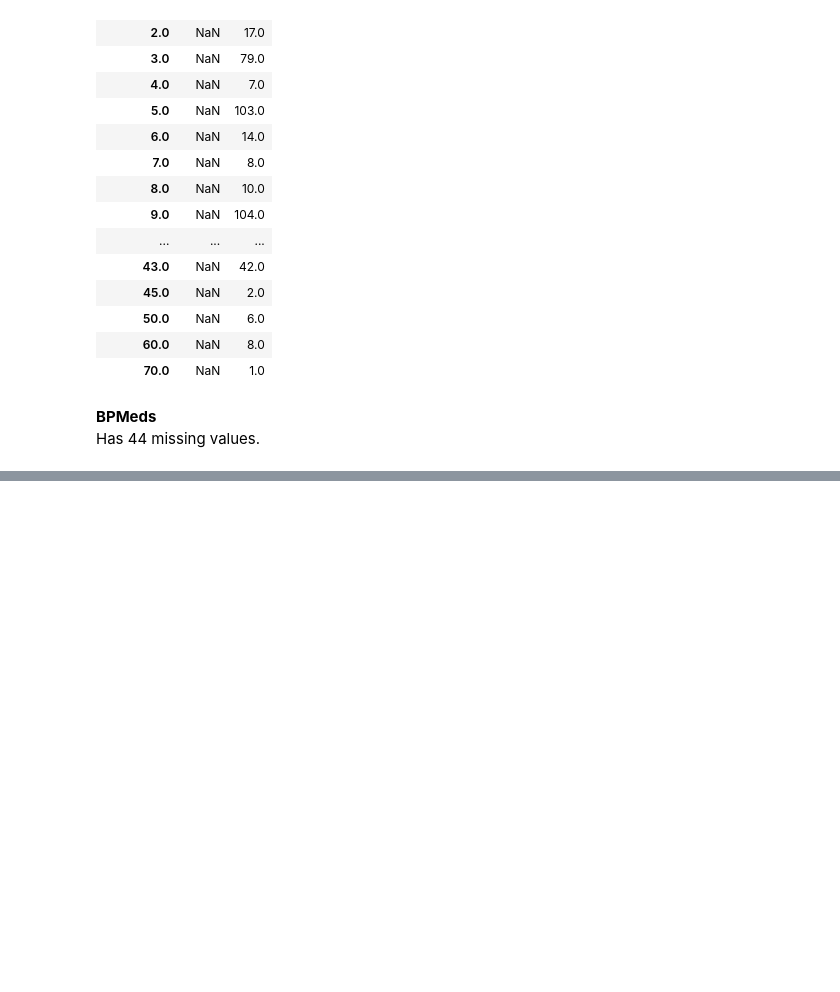
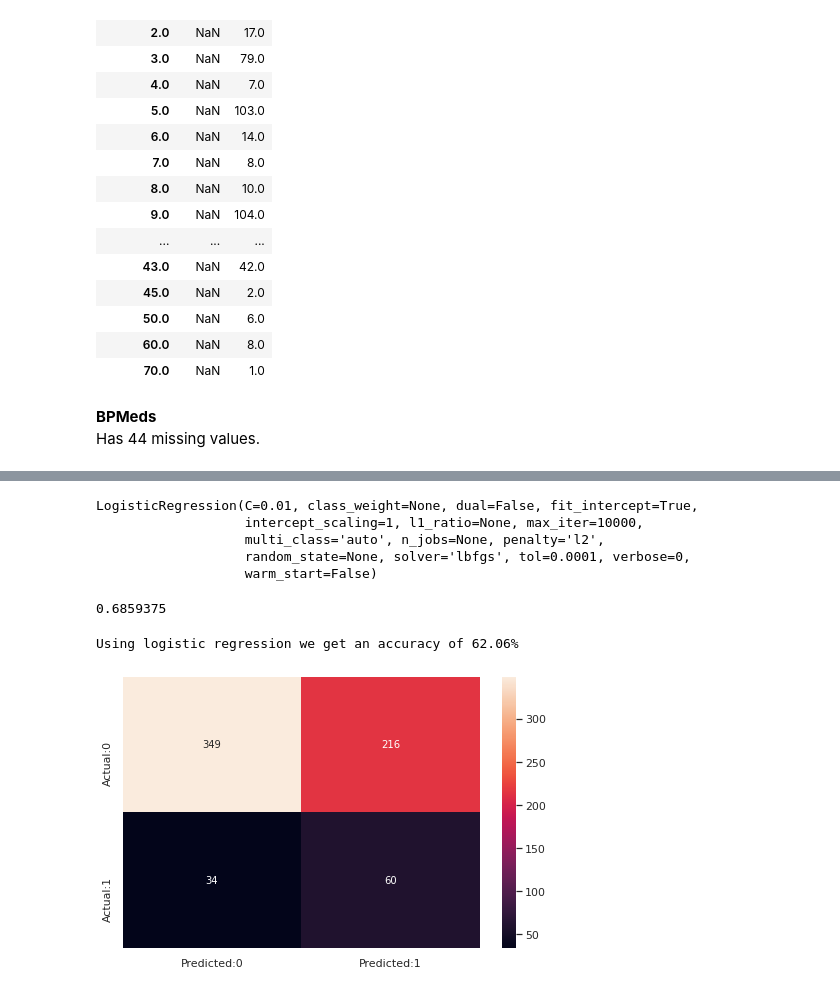
Before and after one commit to nikhilans/CHDRisk-Classification, a Jupyter notebook: CH_Nikhila_N_S_Cardiovascular_Risk_Prediction.ipynb, the cells around one changed output, grey strips where cells are left out. Saved outputs shown, nothing was run; the diff lists cells and outputs as text; code cells hidden in the pictures; blank space fills up the shorter version.

```diff
--- a/CH_Nikhila_N_S_Cardiovascular_Risk_Prediction.ipynb
+++ b/CH_Nikhila_N_S_Cardiovascular_Risk_Prediction.ipynb
@@ -457,0 +673,5 @@ from scipy.stats import mode
+# %%
+parameters = {'C': (0.01, 0.1, 1, 10, 100)}
+# %%
+lr_grid = GridSearchCV(estimator=lr_model, param_grid = parameters, cv = 5, verbose=2, scoring='recall')
+lr_grid.fit(X_train, y_train)
@@ -457,0 +725,30 @@ from scipy.stats import mode
+# %%
+lr_grid.best_estimator_
+# %% [output]
+LogisticRegression(C=0.01, class_weight=None, dual=False, fit_intercept=True,
+                   intercept_scaling=1, l1_ratio=None, max_iter=10000,
+                   multi_class='auto', n_jobs=None, penalty='l2',
+                   random_state=None, solver='lbfgs', tol=0.0001, verbose=0,
+                   warm_start=False)
+# %%
+lr_model.score(X_train, y_train)
+# %% [output]
+0.6859375
+# %%
+lr_optimal_model = lr_grid.best_estimator_
+# %%
+# make predictions
+logistic_predict = lr_optimal_model.predict(X_test)
+# %%
+log_accuracy = accuracy_score(y_test,logistic_predict)
+print(f"Using logistic regression we get an accuracy of {round(log_accuracy*100,2)}%")
+# %% [output]
+Using logistic regression we get an accuracy of 62.06%
+# %%
+cm=confusion_matrix(y_test,logistic_predict)
+conf_matrix=pd.DataFrame(data=cm,columns=['Predicted:0','Predicted:1'],index=['Actual:0','Actual:1'])
+plt.figure(figsize = (8,5))
+sns.heatmap(conf_matrix, annot=True,fmt='d')
+plt.show()
+# %% [output]
+[figure, added]
```
Also changed, not shown: parts of 65 cells of this notebook.
